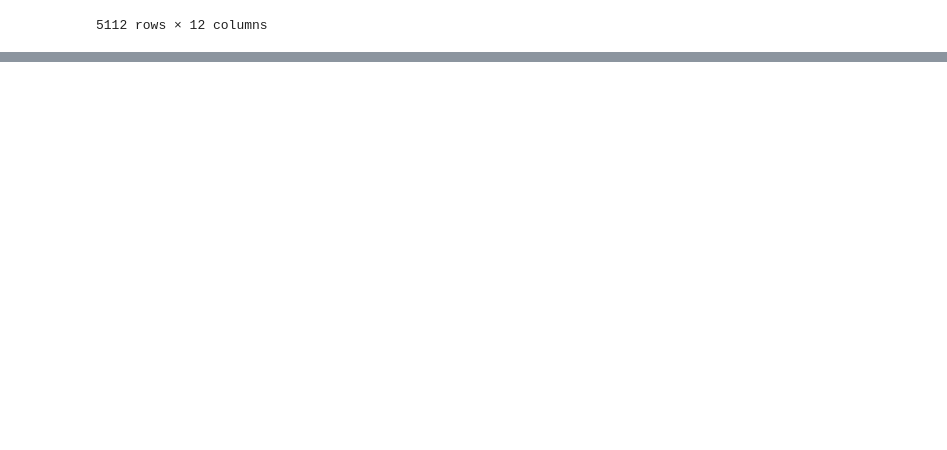
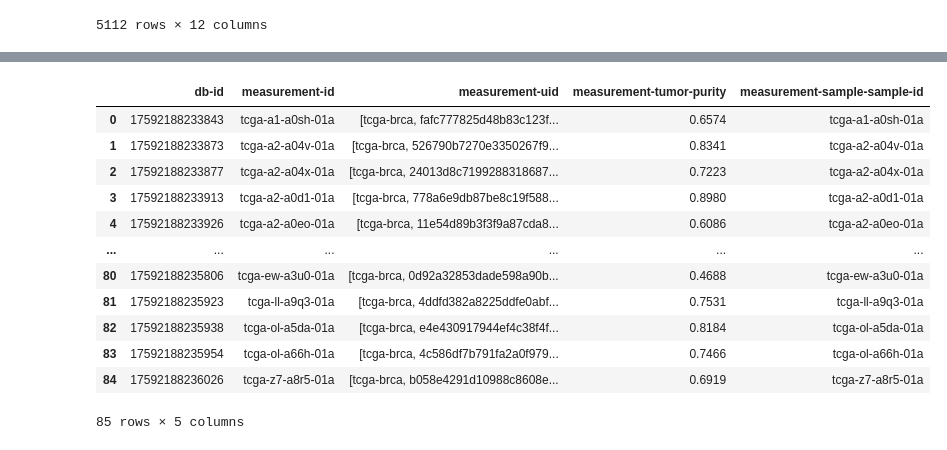
Before and after one commit to RCRF/patternq, a Jupyter notebook: examples/variant_analysis.ipynb, the cells around one changed output, grey strips where cells are left out. Saved outputs shown, nothing was run; the diff lists cells and outputs as text; code cells hidden in the pictures; blank space fills up the shorter version.

```diff
--- a/examples/variant_analysis.ipynb
+++ b/examples/variant_analysis.ipynb
@@ -270,0 +308,17 @@ w_var[w_var['variant-classification'] == ':variant.classification/missense']
+# %%
+purity_df = pqd.sample_measurements(dataset, 'tumor purity', assays_for_sub['sample-id'].unique().tolist(), db_name=database, timeout=120)
+purity_df
+# %% [output]
+|  | db-id | measurement-id | measurement-uid | measurement-tumor-purity | measurement-sample-sample-id |
+| 0 | 17592188233843 | tcga-a1-a0sh-01a | [tcga-brca, fafc777825d48b83c123f... | 0.6574 | tcga-a1-a0sh-01a |
+| 1 | 17592188233873 | tcga-a2-a04v-01a | [tcga-brca, 526790b7270e3350267f9... | 0.8341 | tcga-a2-a04v-01a |
+| 2 | 17592188233877 | tcga-a2-a04x-01a | [tcga-brca, 24013d8c7199288318687... | 0.7223 | tcga-a2-a04x-01a |
+| 3 | 17592188233913 | tcga-a2-a0d1-01a | [tcga-brca, 778a6e9db87be8c19f588... | 0.8980 | tcga-a2-a0d1-01a |
+| 4 | 17592188233926 | tcga-a2-a0eo-01a | [tcga-brca, 11e54d89b3f3f9a87cda8... | 0.6086 | tcga-a2-a0eo-01a |
+| ... | ... | ... | ... | ... | ... |
+| 80 | 17592188235806 | tcga-ew-a3u0-01a | [tcga-brca, 0d92a32853dade598a90b... | 0.4688 | tcga-ew-a3u0-01a |
+| 81 | 17592188235923 | tcga-ll-a9q3-01a | [tcga-brca, 4ddfd382a8225ddfe0abf... | 0.7531 | tcga-ll-a9q3-01a |
+| 82 | 17592188235938 | tcga-ol-a5da-01a | [tcga-brca, e4e430917944ef4c38f4f... | 0.8184 | tcga-ol-a5da-01a |
+| 83 | 17592188235954 | tcga-ol-a66h-01a | [tcga-brca, 4c586df7b791fa2a0f979... | 0.7466 | tcga-ol-a66h-01a |
+| 84 | 17592188236026 | tcga-z7-a8r5-01a | [tcga-brca, b058e4291d10988c8608e... | 0.6919 | tcga-z7-a8r5-01a |
+85 rows × 5 columns
```
Also changed, not shown: parts of 10 cells of this notebook, 1 other file.
